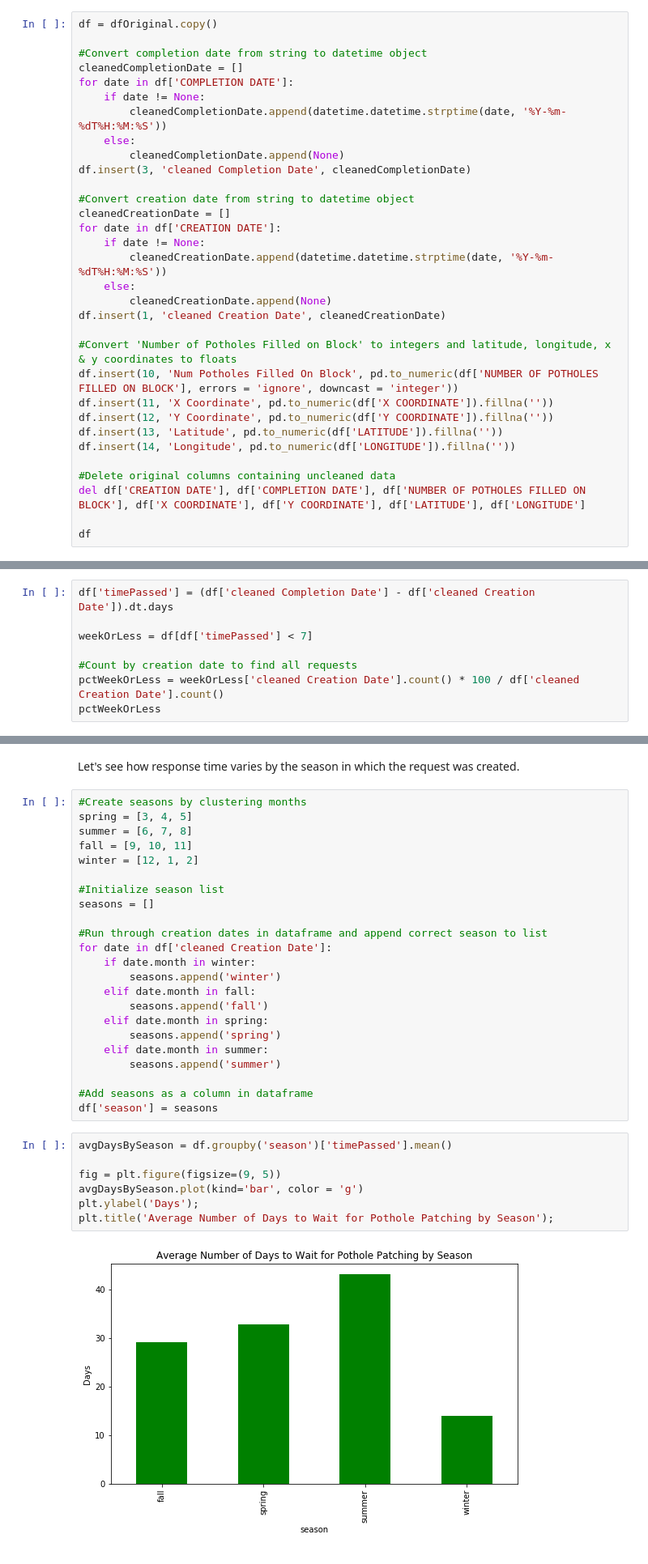
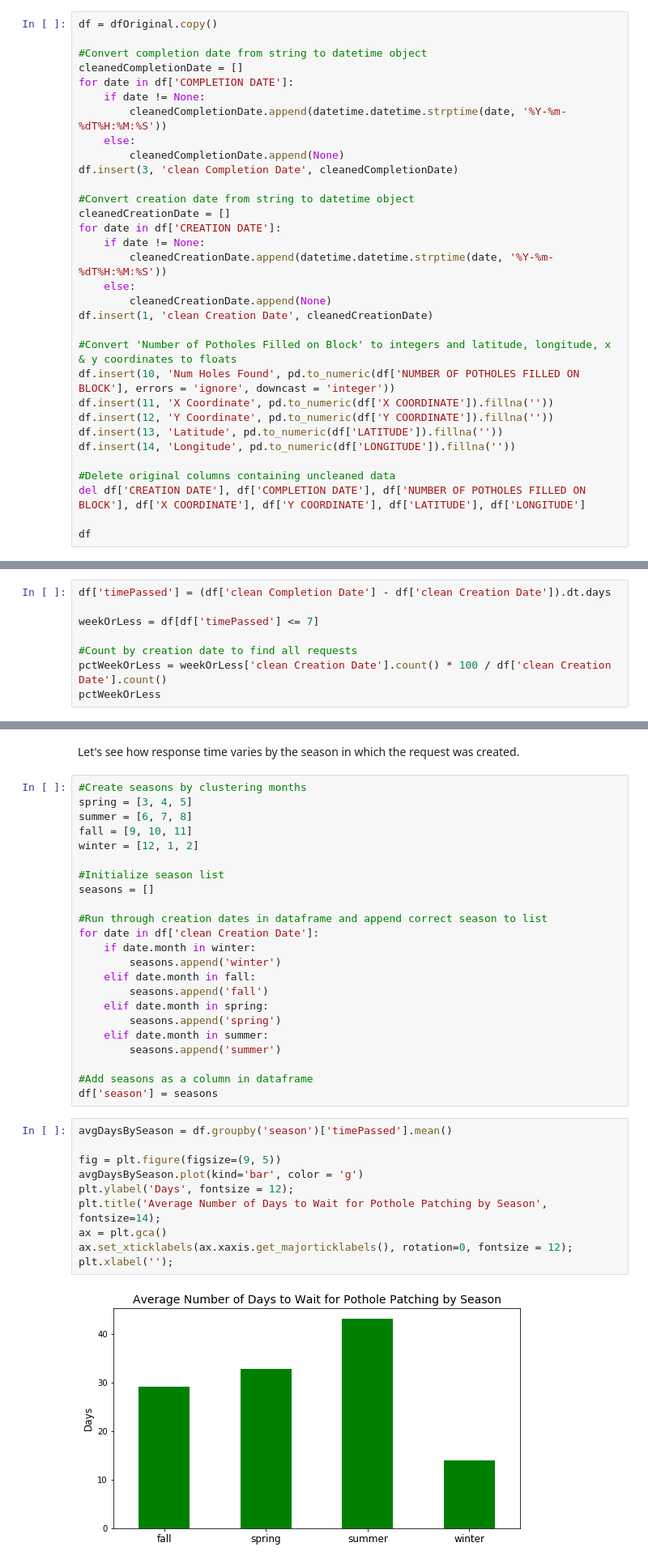
Before and after one commit to mdhanna/Chicago_Pothole_Analysis, a Jupyter notebook: Capstone1_Chicago_Pothole_Analysis.ipynb, the cells around one changed output, grey strips where cells are left out. Shown at 81% size. Drawn from its saved outputs; the diff is of its cells as text.

```diff
--- a/Capstone1_Chicago_Pothole_Analysis.ipynb
+++ b/Capstone1_Chicago_Pothole_Analysis.ipynb
@@ -41,7 +41,7 @@ for date in df['COMPLETION DATE']:
         cleanedCompletionDate.append(datetime.datetime.strptime(date, '%Y-%m-%dT%H:%M:%S'))
     else:
         cleanedCompletionDate.append(None)
-df.insert(3, 'cleaned Completion Date', cleanedCompletionDate)
+df.insert(3, 'clean Completion Date', cleanedCompletionDate)
 
 #Convert creation date from string to datetime object
 cleanedCreationDate = []
@@ -50,10 +50,10 @@ for date in df['CREATION DATE']:
         cleanedCreationDate.append(datetime.datetime.strptime(date, '%Y-%m-%dT%H:%M:%S'))
     else:
         cleanedCreationDate.append(None)
-df.insert(1, 'cleaned Creation Date', cleanedCreationDate)
+df.insert(1, 'clean Creation Date', cleanedCreationDate)
 
 #Convert 'Number of Potholes Filled on Block' to integers and latitude, longitude, x & y coordinates to floats
-df.insert(10, 'Num Potholes Filled On Block', pd.to_numeric(df['NUMBER OF POTHOLES FILLED ON BLOCK'], errors = 'ignore', downcast = 'integer'))
+df.insert(10, 'Num Holes Found', pd.to_numeric(df['NUMBER OF POTHOLES FILLED ON BLOCK'], errors = 'ignore', downcast = 'integer'))
 df.insert(11, 'X Coordinate', pd.to_numeric(df['X COORDINATE']).fillna(''))
 df.insert(12, 'Y Coordinate', pd.to_numeric(df['Y COORDINATE']).fillna(''))
 df.insert(13, 'Latitude', pd.to_numeric(df['LATITUDE']).fillna(''))
@@ -118,11 +139,11 @@ df = pd.merge(df, dfWards, on='Ward')
 # %% [markdown]
 First, let's test the City's statement that "Pothole repairs are generally completed within 7 days from the first report of a pothole to 311."
 # %%
-df['timePassed'] = (df['cleaned Completion Date'] - df['cleaned Creation Date']).dt.days
+df['timePassed'] = (df['clean Completion Date'] - df['clean Creation Date']).dt.days
 
-weekOrLess = df[df['timePassed'] < 7]
+weekOrLess = df[df['timePassed'] <= 7]
 
 #Count by creation date to find all requests
-pctWeekOrLess = weekOrLess['cleaned Creation Date'].count() * 100 / df['cleaned Creation Date'].count()
+pctWeekOrLess = weekOrLess['clean Creation Date'].count() * 100 / df['clean Creation Date'].count()
 pctWeekOrLess
 # %% [output]
@@ -197,7 +218,7 @@ winter = [12, 1, 2]
 seasons = []
 
 #Run through creation dates in dataframe and append correct season to list
-for date in df['cleaned Creation Date']:
+for date in df['clean Creation Date']:
     if date.month in winter:
         seasons.append('winter')
     elif date.month in fall:
@@ -212,9 +233,12 @@ df['season'] = seasons
 # %%
 avgDaysBySeason = df.groupby('season')['timePassed'].mean()
 
 fig = plt.figure(figsize=(9, 5))
 avgDaysBySeason.plot(kind='bar', color = 'g')
-plt.ylabel('Days');
-plt.title('Average Number of Days to Wait for Pothole Patching by Season');
+plt.ylabel('Days', fontsize = 12);
+plt.title('Average Number of Days to Wait for Pothole Patching by Season', fontsize=14);
+ax = plt.gca()
+ax.set_xticklabels(ax.xaxis.get_majorticklabels(), rotation=0, fontsize = 12);
+plt.xlabel('');
 # %% [output]
-[figure, old version]
+[figure, new version]
```
Also changed, not shown: parts of 55 cells of this notebook.
